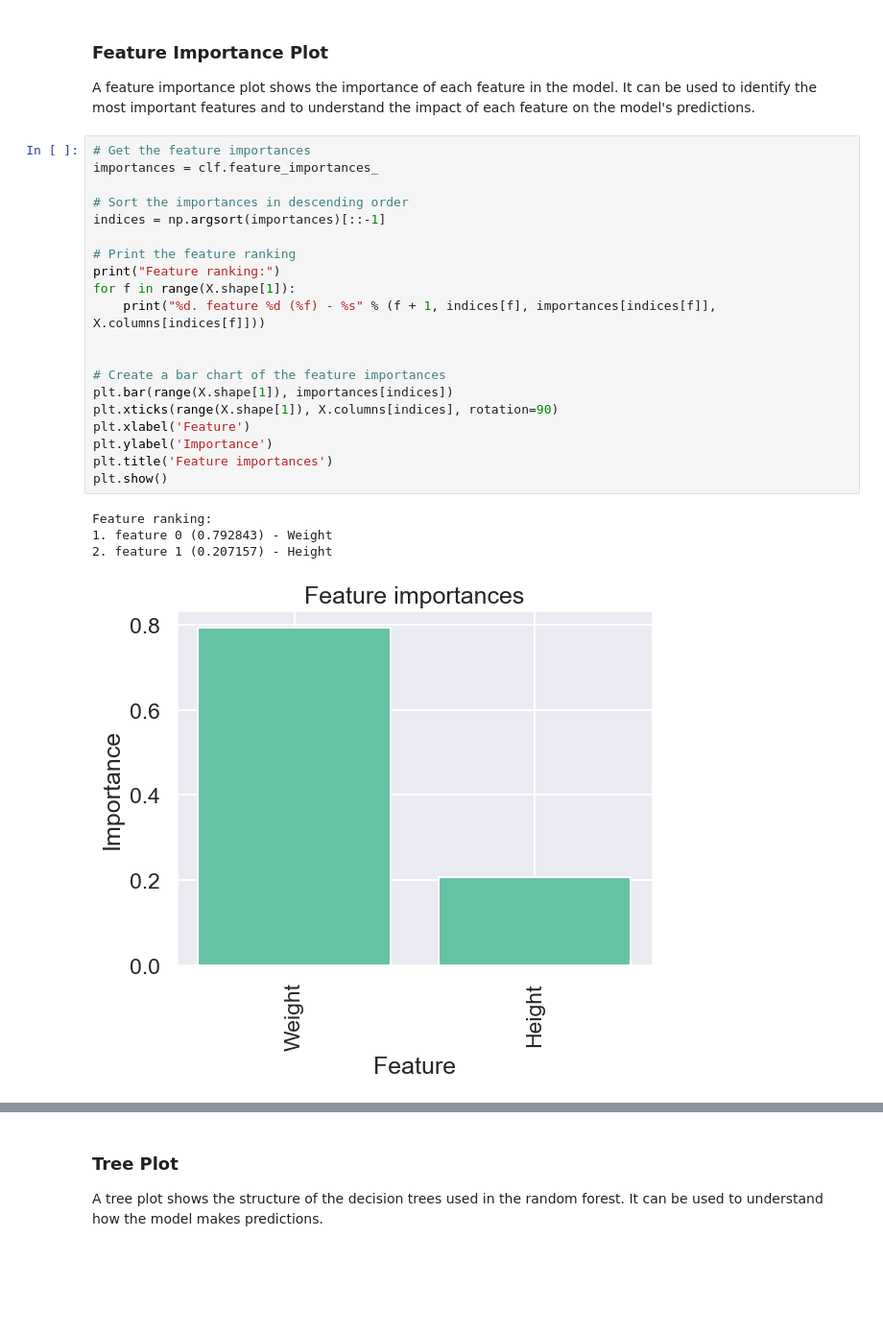
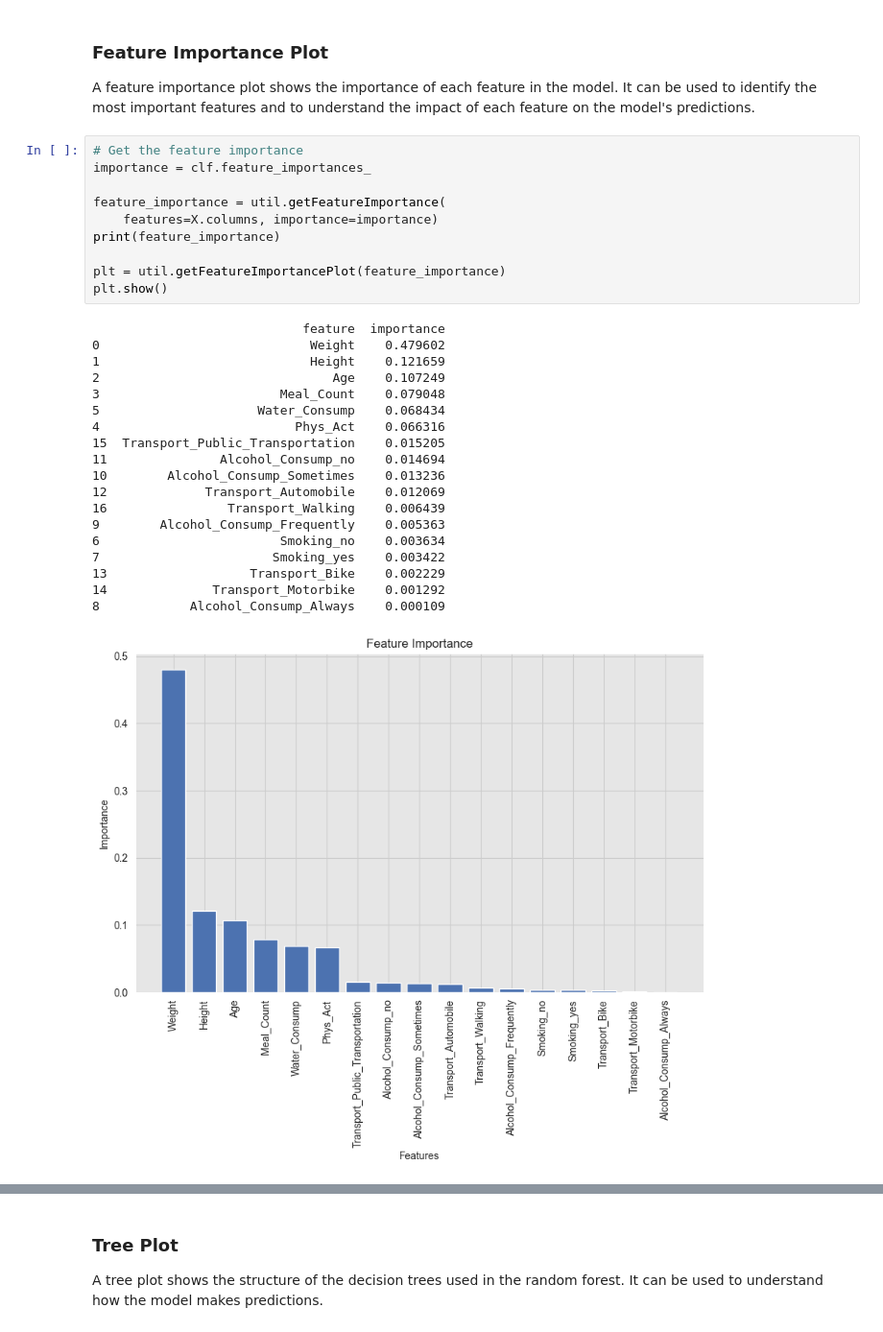
Before and after one commit to yahia3200/Body-Level-Classification, a Jupyter notebook: models/random_forest.ipynb, the cells around one changed output, grey strips where cells are left out. Shown at 96% size. Drawn from its saved outputs; the diff is of its cells as text; blank space fills up the shorter version.

```diff
--- a/models/random_forest.ipynb
+++ b/models/random_forest.ipynb
@@ -61,26 +59,31 @@ f1_micro:  0.9822105113231732
 A feature importance plot shows the importance of each feature in the model. It can be used to identify the most important features and to understand the impact of each feature on the model's predictions.
-# %%
-# Get the feature importances
-importances = clf.feature_importances_
-
-# Sort the importances in descending order
-indices = np.argsort(importances)[::-1]
-
-# Print the feature ranking
-print("Feature ranking:")
-for f in range(X.shape[1]):
-    print("%d. feature %d (%f) - %s" % (f + 1, indices[f], importances[indices[f]], X.columns[indices[f]]))
-
-
-# Create a bar chart of the feature importances
-plt.bar(range(X.shape[1]), importances[indices])
-plt.xticks(range(X.shape[1]), X.columns[indices], rotation=90)
-plt.xlabel('Feature')
-plt.ylabel('Importance')
-plt.title('Feature importances')
-plt.show()
-# %% [output]
-Feature ranking:
-1. feature 0 (0.792843) - Weight
-2. feature 1 (0.207157) - Height
-[figure, removed]
+# %%
+# Get the feature importance
+importance = clf.feature_importances_
+
+feature_importance = util.getFeatureImportance(
+    features=X.columns, importance=importance)
+print(feature_importance)
+
+plt = util.getFeatureImportancePlot(feature_importance)
+plt.show()
+# %% [output]
+                            feature  importance
+0                            Weight    0.479602
+1                            Height    0.121659
+2                               Age    0.107249
+3                        Meal_Count    0.079048
+5                     Water_Consump    0.068434
+4                          Phys_Act    0.066316
+15  Transport_Public_Transportation    0.015205
+11               Alcohol_Consump_no    0.014694
+10        Alcohol_Consump_Sometimes    0.013236
+12             Transport_Automobile    0.012069
+16                Transport_Walking    0.006439
+9        Alcohol_Consump_Frequently    0.005363
+6                        Smoking_no    0.003634
+7                       Smoking_yes    0.003422
+13                   Transport_Bike    0.002229
+14              Transport_Motorbike    0.001292
+8            Alcohol_Consump_Always    0.000109
+[figure, added]
```
Also changed, not shown: parts of 36 cells of this notebook, 8 other files.
